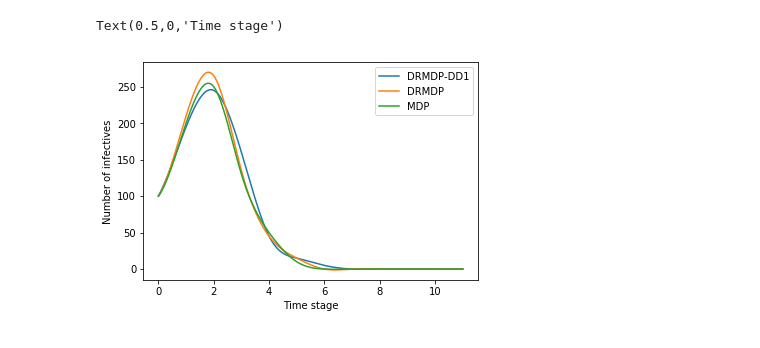
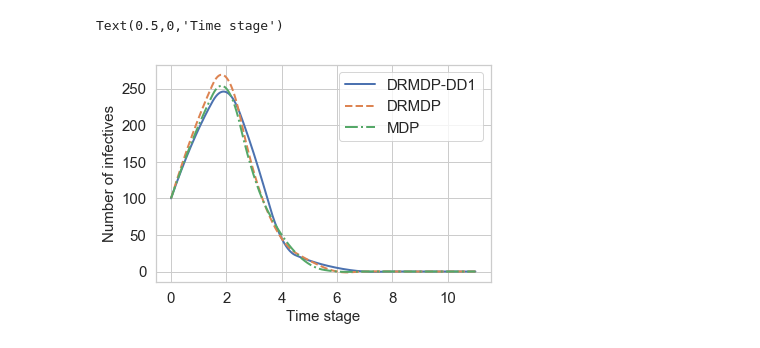
Before and after one commit to kadysongbb/drmdp, a Jupyter notebook: plot.ipynb, the cells around one changed output. Cells and saved outputs as stored; diff of their text form; code cells hidden in the pictures.

```diff
--- a/plot.ipynb
+++ b/plot.ipynb
@@ -1,23 +1,31 @@
 # %%
 from scipy.interpolate import interp1d
 import numpy as np
 import matplotlib.pyplot as plt
+import seaborn as sns
+
+sns.set()
+sns.set_style("whitegrid")
 
 xi_dddrmdp1 = [100,195,245,160,45,15,5,0,0,0,0,0]
 xi_drmdp = [100,210,265,135,45,15,0,0,0,0,0,0]
 xi_mdp = [100,200,250,130,50,10,0,0,0,0,0,0]
 
-f_dddrmdp1 = interp1d(np.arange(12), xi_dddrmdp1, kind='cubic')
-f_drmdp = interp1d(np.arange(12), xi_drmdp, kind='cubic')
-f_mdp = interp1d(np.arange(12), xi_mdp, kind='cubic')
+f_dddrmdp1 = interp1d(np.arange(12), xi_dddrmdp1, kind='quadratic')
+f_drmdp = interp1d(np.arange(12), xi_drmdp, kind='quadratic')
+f_mdp = interp1d(np.arange(12), xi_mdp, kind='quadratic')
 
 xnew = np.linspace(0,11,num=1000)
-plt.plot(xnew, f_dddrmdp1(xnew), label = 'DRMDP-DD1')
-plt.plot(xnew, f_drmdp(xnew), label = 'DRMDP')
-plt.plot(xnew, f_mdp(xnew), label = 'MDP')
-plt.legend()
-plt.ylabel('Number of infectives')
-plt.xlabel('Time stage')
+plt.figure()
+plt.plot(xnew, f_dddrmdp1(xnew),label = 'DRMDP-DD1',linewidth = 2)
+plt.plot(xnew, f_drmdp(xnew),'--',label = 'DRMDP',linewidth = 2)
+plt.plot(xnew, f_mdp(xnew),'-.',label = 'MDP',linewidth = 2)
+
+plt.legend(fontsize = 15)
+plt.xticks(fontsize= 15)
+plt.yticks(fontsize= 15)
+plt.ylabel('Number of infectives', fontsize = 15)
+plt.xlabel('Time stage', fontsize = 15)
 # %% [output]
 Text(0.5,0,'Time stage')
-[figure, old version]
+[figure, new version]
```
Also changed, not shown: parts of 1 cell of this notebook, 3 other files.
